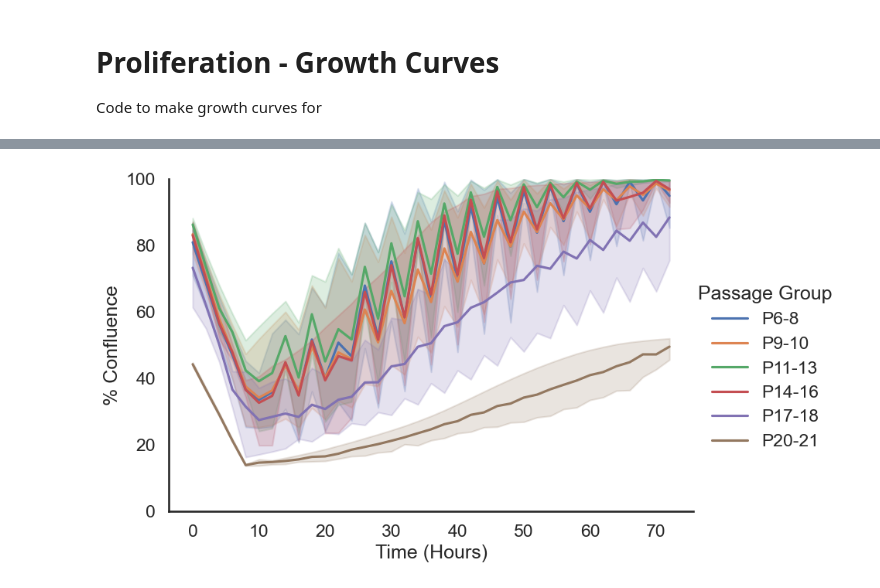
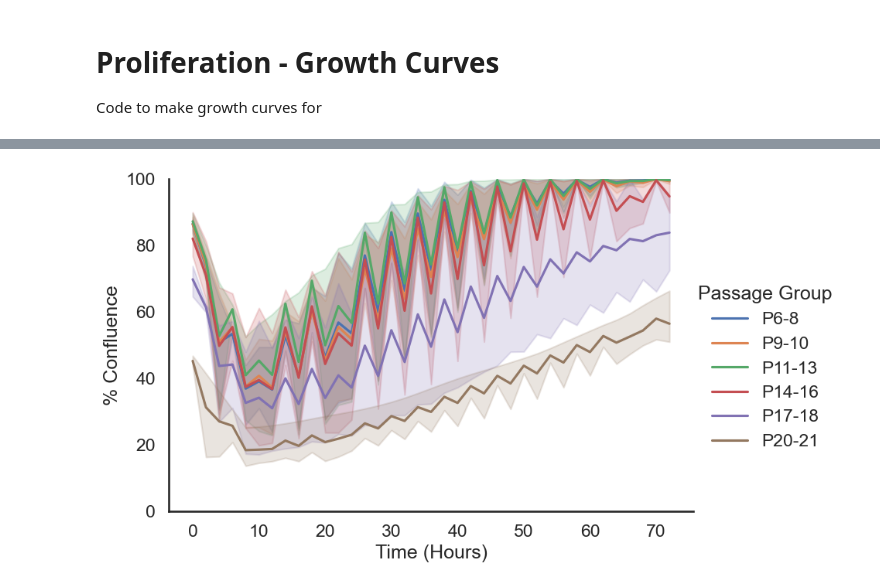
Before and after one commit to allielas/HTP_fibroblasts_mitolyso, a Jupyter notebook: Proliferation_GrowthCurves.ipynb, the cells around one changed output, grey strips where cells are left out. Cells and saved outputs as stored; diff of their text form; code cells hidden in the pictures.

```diff
--- a/Proliferation_GrowthCurves.ipynb
+++ b/Proliferation_GrowthCurves.ipynb
@@ -81,25 +80,25 @@ R4 /Users/allielas/Desktop/Active Projects/Doubling TImes/growth_data/R3_Growth_
 # %%
 
 smoothed_data = melted_combined_data.copy()
 for passage_group in passage_order:
     group_data = smoothed_data[smoothed_data['Passage Group'] == passage_group]
     if not group_data.empty:
-        smoothed_confluence = group_data['Confluence'].rolling(window=5, min_periods=5).mean()
+        smoothed_confluence = group_data['Confluence'].rolling(window=5, min_periods=2).mean()
         smoothed_data.loc[group_data.index, 'Confluence'] = smoothed_confluence
 
 
 ax = sns.relplot(data = smoothed_data, x='Elapsed', y ='Confluence',
                   hue = 'Passage Group', hue_order=passage_order , dashes = False,
                   kind = 'line', height=5.5,
                   aspect=1.5, legend='full')
 
 plt.xlabel("Time (Hours)")
 plt.ylabel('% Confluence')
 plt.ylim(0,100)
 
 format_figure()
 plt.show()
 ax.figure.savefig(save_path, format='png', dpi=300, bbox_inches='tight', transparent=True)
 # %% [output]
-[figure, old version]
+[figure, new version]
 # %%
```
Also changed, not shown: parts of 7 cells of this notebook, 24 other files.
